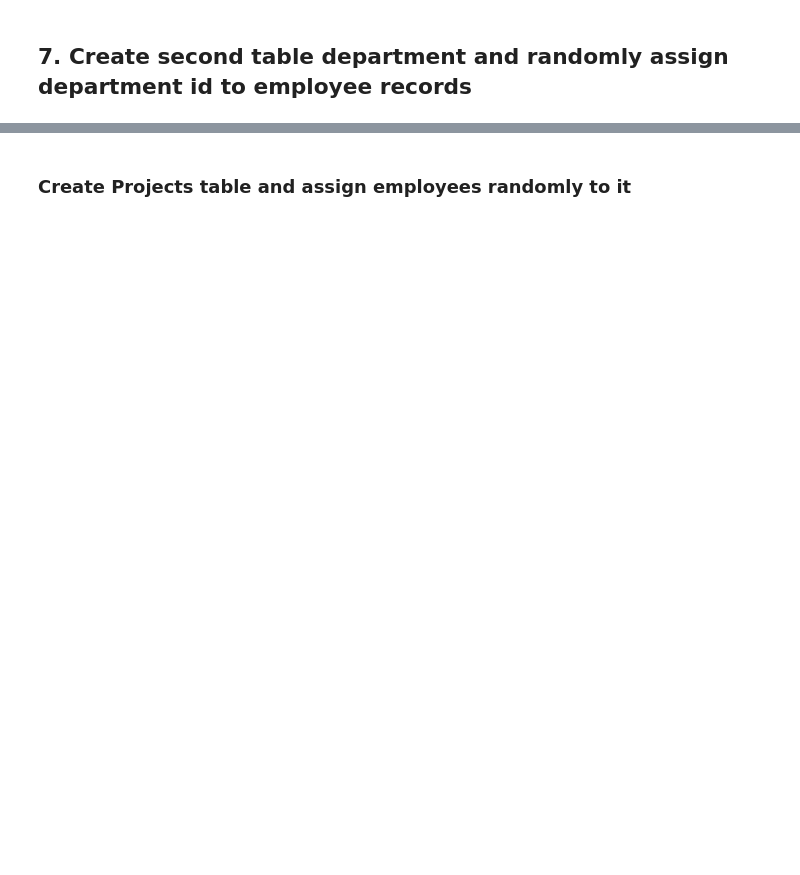
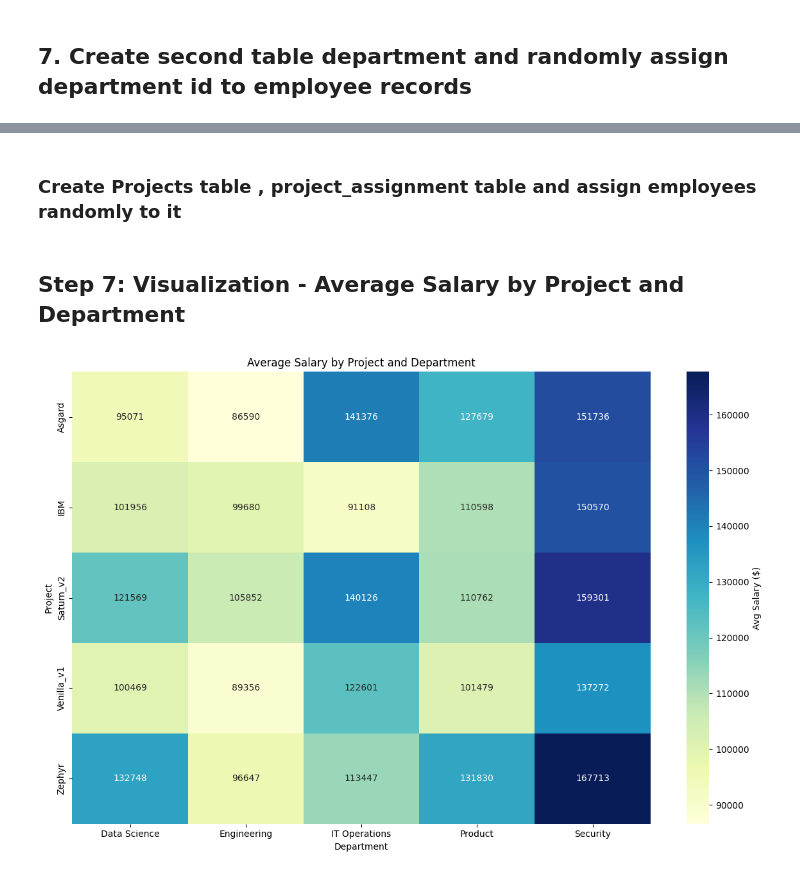
Before and after one commit to Yogesh-333/Lab3-Machine-Learning-Programming-PROG8245-, a Jupyter notebook: lab3.ipynb, the cells around one changed output, grey strips where cells are left out. Saved outputs shown, nothing was run; the diff lists cells and outputs as text; code cells hidden in the pictures; blank space fills up the shorter version.

Commit message:
Projects table , project_assignment table and assign employees randomly  to it

```diff
--- a/lab3.ipynb
+++ b/lab3.ipynb
@@ -252,2 +249,2 @@ Number of departments: 5
 # %% [markdown]
-### Create Projects table and assign employees randomly  to it
+### Create Projects table , project_assignment table and assign employees randomly  to it
@@ -253,0 +328,16 @@ Number of departments: 5
+# %% [markdown]
+## Step 7: Visualization - Average Salary by Project and Department
+# %%
+# Pivot the data for heatmap (projects as rows, departments as columns)
+heatmap_data = df_proj.groupby(['project_name', 'department_name'])['salary'].mean().unstack()
+
+# Create the heatmap
+plt.figure(figsize=(12, 8))
+sns.heatmap(heatmap_data, annot=True, fmt=".0f", cmap="YlGnBu", cbar_kws={'label': 'Avg Salary ($)'})
+plt.title("Average Salary by Project and Department")
+plt.xlabel("Department")
+plt.ylabel("Project")
+plt.tight_layout()
+plt.show()
+# %% [output]
+[figure, added]
```
Also changed, not shown: parts of 7 cells of this notebook.
